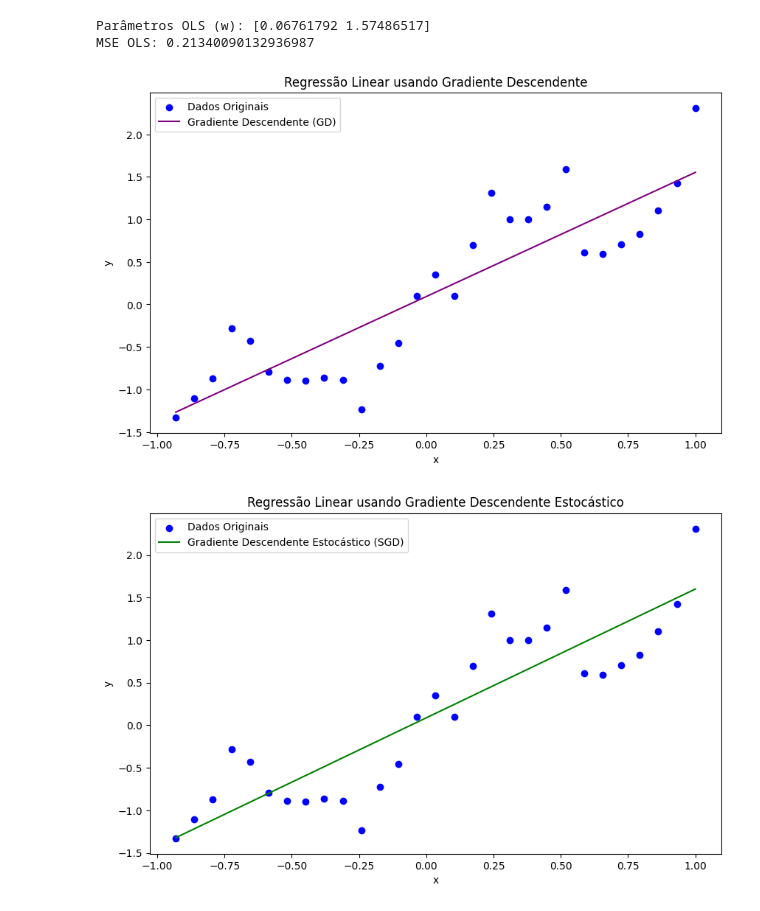
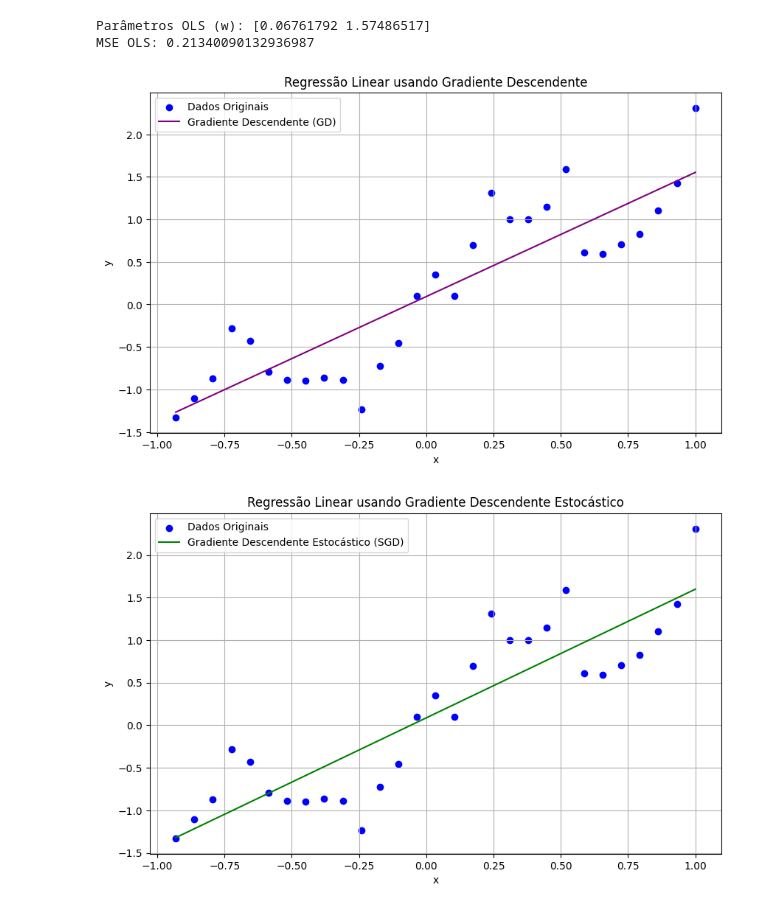
Before and after one commit to AnaKesia/CookieCutter, a Jupyter notebook: notebooks/notebook.ipynb, the cells around one changed output. Saved outputs shown, nothing was run; the diff lists cells and outputs as text; code cells hidden in the pictures.

```diff
--- a/notebooks/notebook.ipynb
+++ b/notebooks/notebook.ipynb
@@ -89,9 +103,10 @@ plt.xlabel("x")
 plt.ylabel("y")
 plt.legend()
 plt.title("Regressão Linear usando Gradiente Descendente")
+plt.grid()
 plt.show()
 # %% [output]
-[figure, old version]
+[figure, new version]
 # %%
 import numpy as np
 import pandas as pd
@@ -125,31 +140,32 @@ def stochastic_gradient_descent(X, y, learning_rate=0.01, epochs=1000):
 
             # Cálculo do erro
             error = yi - y_pred
 
             # Atualizar os parâmetros conforme a fórmula do slide
             theta[0] += learning_rate * error           # Atualiza w0
             theta[1] += learning_rate * error * xi[1]   # Atualiza w1
 
         # Opcional: calcular e armazenar o MSE após cada época
         mse = np.mean((X @ theta - y) ** 2)
         mse_history.append(mse)
 
     return theta, mse_history
 
 # Executar SGD
 theta_sgd, mse_history_sgd = stochastic_gradient_descent(X, y)
 
 # Previsões com SGD
 y_pred_sgd = X @ theta_sgd
 
 # Visualizar os resultados
 plt.figure(figsize=(10, 6))
 plt.scatter(x, y, color="blue", label="Dados Originais")
 plt.plot(x, y_pred_sgd, color="green", label="Gradiente Descendente Estocástico (SGD)")
 plt.xlabel("x")
 plt.ylabel("y")
 plt.legend()
 plt.title("Regressão Linear usando Gradiente Descendente Estocástico")
+plt.grid()
 plt.show()
 # %% [output]
-[figure, old version]
+[figure, new version]
```
Also changed, not shown: parts of 1 cell of this notebook.
